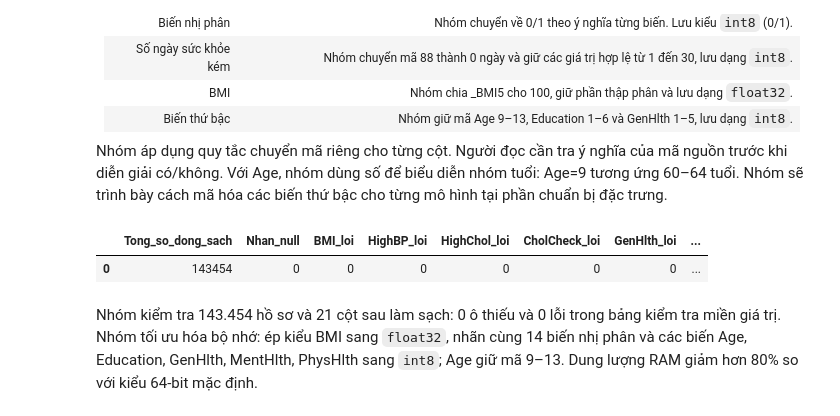
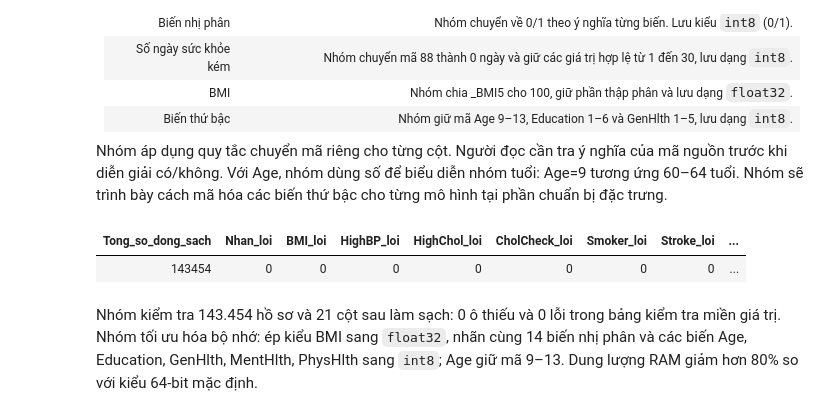
Before and after one commit to trancongdureal/ADY201m, a Jupyter notebook: Bao_cao_cuoi_ky_Nhom_6_SQL_final.ipynb, the cells around one changed output. Drawn from its saved outputs; the diff is of its cells as text; code cells hidden in the pictures.

Commit message:
feat: cap nhat Bang 12 kiem tra toan dien 20 bien va nhan muc tieu

```diff
--- a/Bao_cao_cuoi_ky_Nhom_6_SQL_final.ipynb
+++ b/Bao_cao_cuoi_ky_Nhom_6_SQL_final.ipynb
@@ -547,21 +563,34 @@ Nhóm chuyển mã theo định nghĩa của từng biến trong từ điển d
 Nhóm áp dụng quy tắc chuyển mã riêng cho từng cột. Người đọc cần tra ý nghĩa của mã nguồn trước khi diễn giải có/không. Với Age, nhóm dùng số để biểu diễn nhóm tuổi: Age=9 tương ứng 60–64 tuổi. Nhóm sẽ trình bày cách mã hóa các biến thứ bậc cho từng mô hình tại phần chuẩn bị đặc trưng.
 # %%
 %%sql
--- Bảng 12: Kiểm tra tính hợp lệ và toàn vẹn của 20 biến và nhãn sau làm sạch (0 ô NULL)
+-- Bảng 12: Kiểm tra tính hợp lệ và toàn vẹn của toàn bộ 20 biến đặc trưng và nhãn mục tiêu (0 ô NULL, 0 giá trị lỗi)
 SELECT
     COUNT(*) AS Tong_so_dong_sach,
-    SUM(CASE WHEN Diabetes_binary IS NULL THEN 1 ELSE 0 END) AS Nhan_null,
+    SUM(CASE WHEN Diabetes_binary IS NULL OR Diabetes_binary NOT IN (0, 1) THEN 1 ELSE 0 END) AS Nhan_loi,
     SUM(CASE WHEN BMI IS NULL OR BMI <= 0 THEN 1 ELSE 0 END) AS BMI_loi,
     SUM(CASE WHEN HighBP NOT IN (0, 1) THEN 1 ELSE 0 END) AS HighBP_loi,
     SUM(CASE WHEN HighChol NOT IN (0, 1) THEN 1 ELSE 0 END) AS HighChol_loi,
     SUM(CASE WHEN CholCheck NOT IN (0, 1) THEN 1 ELSE 0 END) AS CholCheck_loi,
+    SUM(CASE WHEN Smoker NOT IN (0, 1) THEN 1 ELSE 0 END) AS Smoker_loi,
+    SUM(CASE WHEN Stroke NOT IN (0, 1) THEN 1 ELSE 0 END) AS Stroke_loi,
+    SUM(CASE WHEN HeartDiseaseorAttack NOT IN (0, 1) THEN 1 ELSE 0 END) AS HeartDisease_loi,
+    SUM(CASE WHEN PhysActivity NOT IN (0, 1) THEN 1 ELSE 0 END) AS PhysActivity_loi,
+    SUM(CASE WHEN Fruits NOT IN (0, 1) THEN 1 ELSE 0 END) AS Fruits_loi,
+    SUM(CASE WHEN Veggies NOT IN (0, 1) THEN 1 ELSE 0 END) AS Veggies_loi,
+    SUM(CASE WHEN HvyAlcoholConsump NOT IN (0, 1) THEN 1 ELSE 0 END) AS HvyAlcohol_loi,
+    SUM(CASE WHEN AnyHealthcare NOT IN (0, 1) THEN 1 ELSE 0 END) AS AnyHealthcare_loi,
+    SUM(CASE WHEN NoDocbcCost NOT IN (0, 1) THEN 1 ELSE 0 END) AS NoDocbcCost_loi,
     SUM(CASE WHEN GenHlth NOT BETWEEN 1 AND 5 THEN 1 ELSE 0 END) AS GenHlth_loi,
     SUM(CASE WHEN MentHlth NOT BETWEEN 0 AND 30 THEN 1 ELSE 0 END) AS MentHlth_loi,
-    SUM(CASE WHEN PhysHlth NOT BETWEEN 0 AND 30 THEN 1 ELSE 0 END) AS PhysHlth_loi
+    SUM(CASE WHEN PhysHlth NOT BETWEEN 0 AND 30 THEN 1 ELSE 0 END) AS PhysHlth_loi,
+    SUM(CASE WHEN DiffWalk NOT IN (0, 1) THEN 1 ELSE 0 END) AS DiffWalk_loi,
+    SUM(CASE WHEN Sex NOT IN (0, 1) THEN 1 ELSE 0 END) AS Sex_loi,
+    SUM(CASE WHEN Age NOT BETWEEN 9 AND 13 THEN 1 ELSE 0 END) AS Age_loi,
+    SUM(CASE WHEN Education NOT BETWEEN 1 AND 6 THEN 1 ELSE 0 END) AS Education_loi
 FROM clean_data;
 # %% [output]
-|  | Tong_so_dong_sach | Nhan_null | BMI_loi | HighBP_loi | HighChol_loi | CholCheck_loi | GenHlth_loi | ... |
-| 0 | 143454 | 0 | 0 | 0 | 0 | 0 | 0 | ... |
+| Tong_so_dong_sach | Nhan_loi | BMI_loi | HighBP_loi | HighChol_loi | CholCheck_loi | Smoker_loi | Stroke_loi | ... |
+| 143454 | 0 | 0 | 0 | 0 | 0 | 0 | 0 | ... |
 # %% [markdown]
 Nhóm kiểm tra 143.454 hồ sơ và 21 cột sau làm sạch: 0 ô thiếu và 0 lỗi trong bảng kiểm tra miền giá trị. Nhóm tối ưu hóa bộ nhớ: ép kiểu BMI sang `float32`, nhãn cùng 14 biến nhị phân và các biến Age, Education, GenHlth, MentHlth, PhysHlth sang `int8`; Age giữ mã 9–13. Dung lượng RAM giảm hơn 80% so với kiểu 64-bit mặc định.
 # %% [markdown]
```
Also changed, not shown: parts of 24 cells of this notebook.
